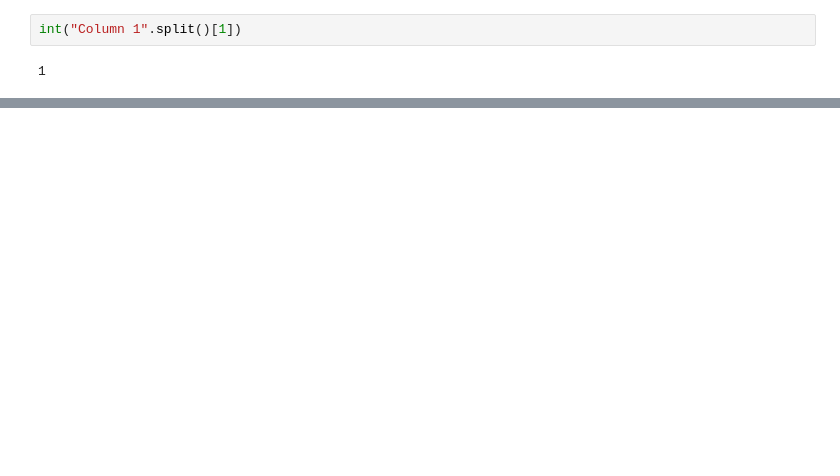
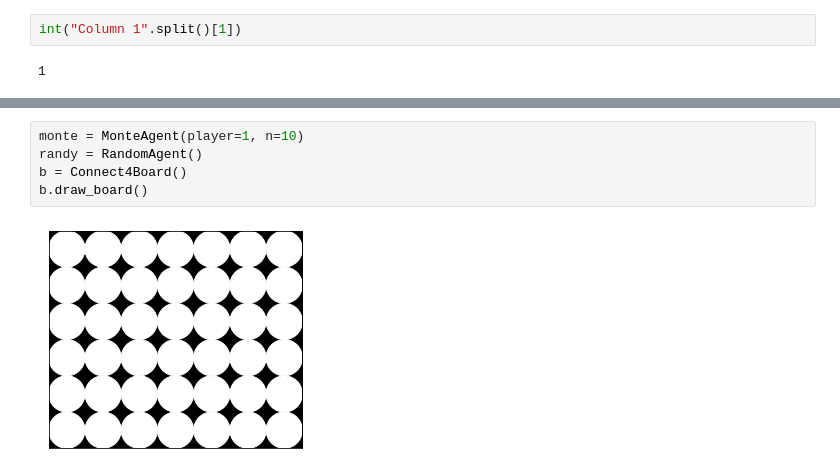
Before and after one commit to nlarsen31/Connect4AI, a Jupyter notebook: MainNotebook.ipynb, the cells around one changed output, grey strips where cells are left out. Cells and saved outputs as stored; diff of their text form; blank space fills up the shorter version.

```diff
--- a/MainNotebook.ipynb
+++ b/MainNotebook.ipynb
@@ -317,0 +387,7 @@ int("Column 1".split()[1])
+# %%
+monte = MonteAgent(player=1, n=10)
+randy = RandomAgent()
+b = Connect4Board()
+b.draw_board()
+# %% [output]
+[figure, added]
```
Also changed, not shown: parts of 10 cells of this notebook.
